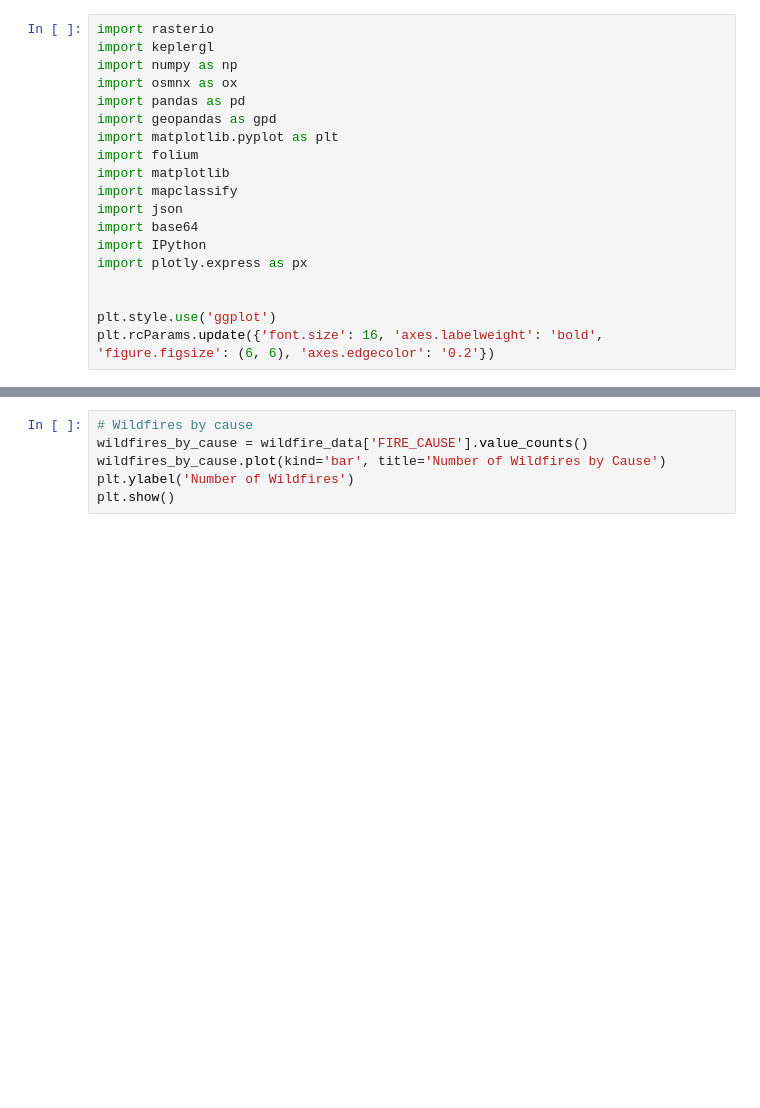
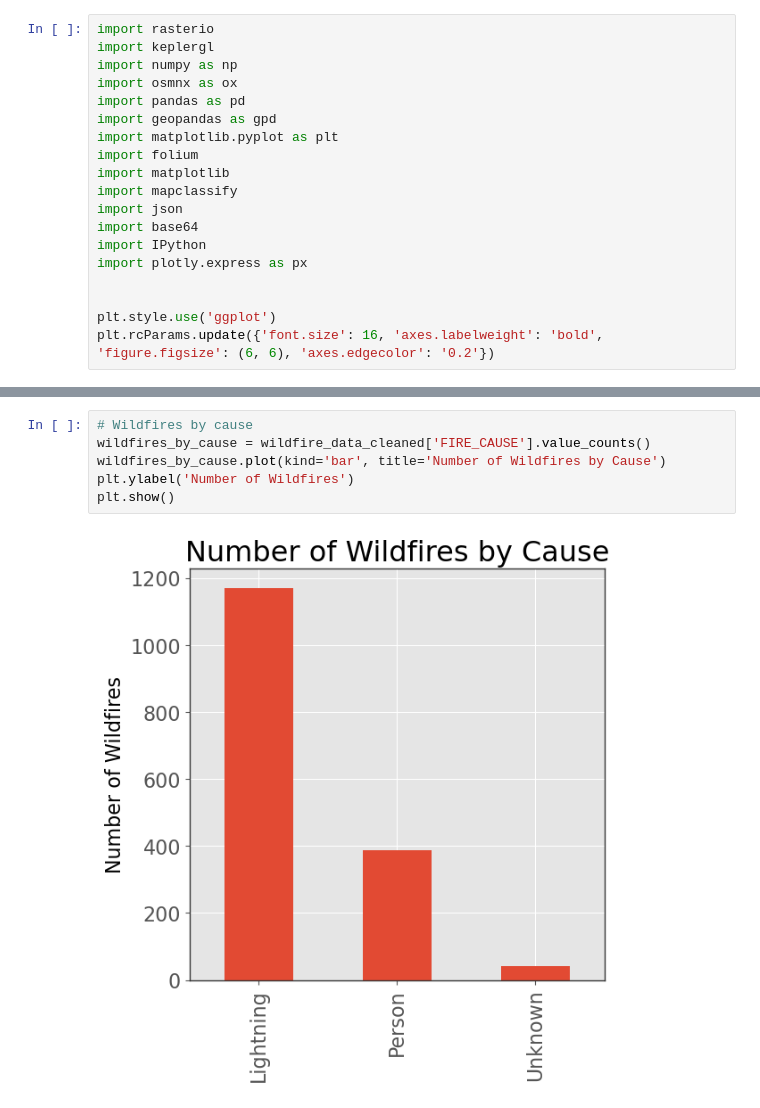
Before and after one commit to hcwang24/BC_Forest_WildFire_Dashboard, a Jupyter notebook: gis_project.ipynb, the cells around one changed output, grey strips where cells are left out. Drawn from its saved outputs; the diff is of its cells as text; blank space fills up the shorter version.

```diff
--- a/gis_project.ipynb
+++ b/gis_project.ipynb
@@ -166,8 +279,10 @@ plt.show()
 # %%
 # Wildfires by cause
-wildfires_by_cause = wildfire_data['FIRE_CAUSE'].value_counts()
+wildfires_by_cause = wildfire_data_cleaned['FIRE_CAUSE'].value_counts()
 wildfires_by_cause.plot(kind='bar', title='Number of Wildfires by Cause')
 plt.ylabel('Number of Wildfires')
 plt.show()
+# %% [output]
+[figure, added]
 # %%
 # Take a look at the entire forest map.
```
Also changed, not shown: parts of 32 cells of this notebook.
